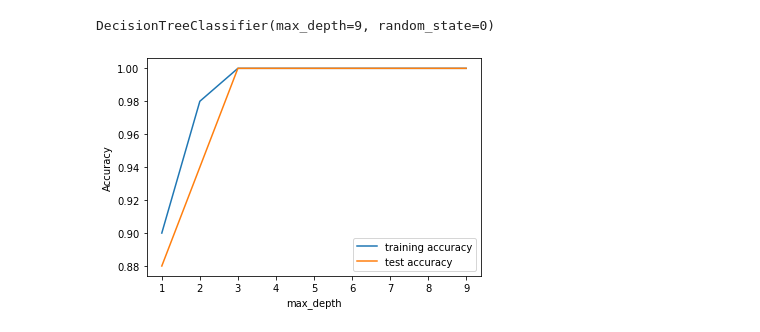
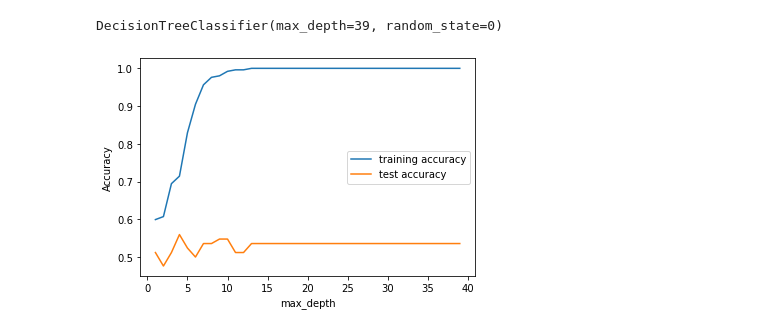
Before and after one commit to ibrahimgns1/BrainTtechs.github.io, a Jupyter notebook: ml-algorithms/ml_algorithms.ipynb, the cells around one changed output. Saved outputs shown, nothing was run; the diff lists cells and outputs as text; code cells hidden in the pictures.

```diff
--- a/ml-algorithms/ml_algorithms.ipynb
+++ b/ml-algorithms/ml_algorithms.ipynb
@@ -91,39 +197,40 @@ array([0], dtype=int64)
 # %%
 def treeAlgorithm(X,y):
-    X_train, X_test, y_train, y_test = train_test_split(X, y, random_state=0)
+    X_train, X_test, y_train, y_test = train_test_split(X, y, random_state=4,test_size=0.25)
     training_score = []
     test_score = []
-    for i in range(1,10):
+    for i in range(1,40):
         tree = DecisionTreeClassifier(max_depth=i,random_state=0)
         tree.fit(X_train, y_train)
         test_score.append(tree.score(X_test, y_test))
         training_score.append(tree.score(X_train, y_train))
-    plt.plot(range(1,10), training_score, label="training accuracy")
-    plt.plot(range(1,10), test_score, label="test accuracy")
+    plt.plot(range(1,40), training_score, label="training accuracy")
+    plt.plot(range(1,40), test_score, label="test accuracy")
     plt.ylabel("Accuracy")
     plt.xlabel("max_depth")
     plt.legend()
     return tree
 def RandomForestAlgorithm(X,y):
-    X_train, X_test, y_train, y_test = train_test_split(X, y, random_state=0)
+    X_train, X_test, y_train, y_test = train_test_split(X, y, random_state=4,train_size=0.75)
     training_score = []
     test_score = []
-    for i in range(1,10):
-        forest = RandomForestClassifier(max_depth=i,random_state=0)
+    for i in range(1,20):
+        forest =RandomForestClassifier(random_state=42, max_features='auto', n_estimators= 150, max_depth=i, criterion='gini')
         forest.fit(X_train, y_train)
         test_score.append(forest.score(X_test, y_test))
         training_score.append(forest.score(X_train, y_train))
-    plt.plot(range(1,10), training_score, label="training accuracy")
-    plt.plot(range(1,10), test_score, label="test accuracy")
+        #print("Test set accuracy: {:.2f}".format(forest.score(X_test, y_test)))
+    plt.plot(range(1,20), training_score, label="training accuracy")
+    plt.plot(range(1,20), test_score, label="test accuracy")
     plt.ylabel("Accuracy")
     plt.xlabel("max_depth")
     plt.legend()
     return forest
 
 treeAlgorithm(X,y)
 # %% [output]
-DecisionTreeClassifier(max_depth=9, random_state=0)
+DecisionTreeClassifier(max_depth=39, random_state=0)
-[figure, old version]
+[figure, new version]
 # %%
 RandomForestAlgorithm(X,y)
 # %% [output]
```
Also changed, not shown: parts of 14 cells of this notebook, 3 other files.
